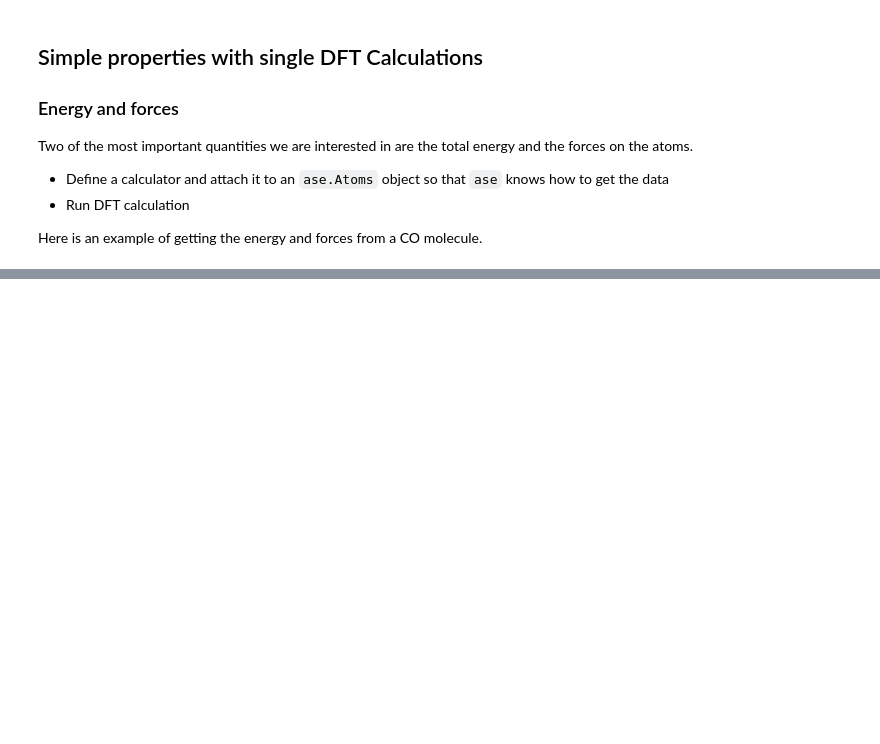
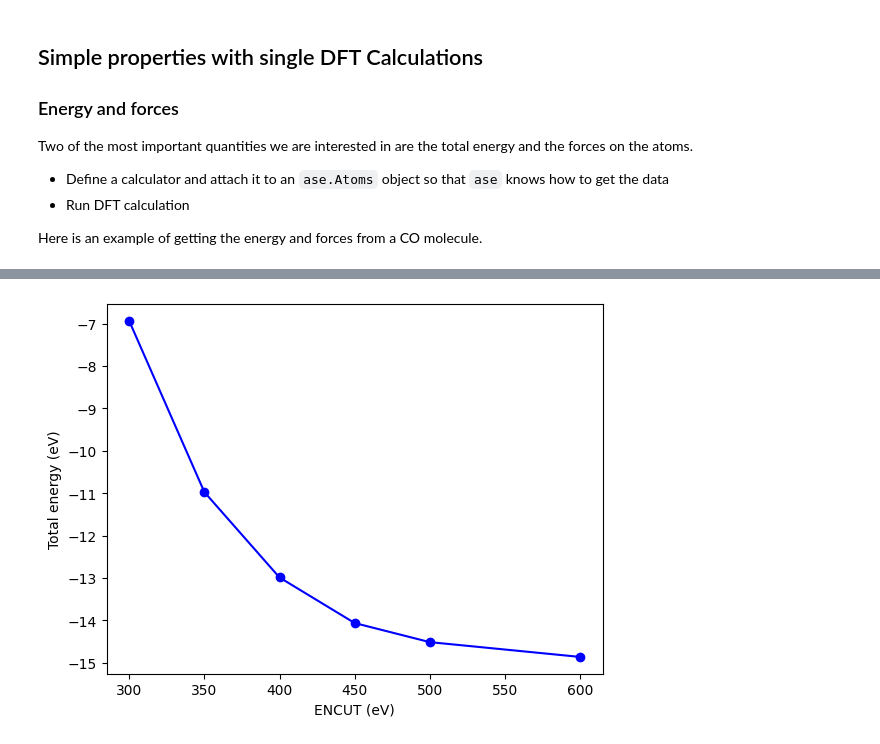
Before and after one commit to thangckt/note_dft, a Jupyter notebook: ASE_kitchin_book/3_3_DFT_single_run.ipynb, the cells around one changed output, grey strips where cells are left out. Saved outputs shown, nothing was run; the diff lists cells and outputs as text; code cells hidden in the pictures; blank space fills up the shorter version.

```diff
--- a/ASE_kitchin_book/3_3_DFT_single_run.ipynb
+++ b/ASE_kitchin_book/3_3_DFT_single_run.ipynb
@@ -38,16 +40,21 @@ from gpaw import GPAW, PW, FermiDirac
 # Define molecule
 co = Atoms([Atom('C', [0, 0, 0]),
             Atom('O', [1.2, 0, 0])],
-           cell=(6., 6., 6.))
+           cell=(6., 6., 6.), )
 
 # gpaw calculator:
 calc = GPAW(mode=PW(350),       # planewave cutoff  350
             xc='PBE',             # the exchange-correlation functional
             nbands=6,             # number of bands
             occupations={'name': 'methfessel-paxton', 'width': 0.01, 'order': 0},    # Methfessel-Paxton smearing
-            txt='H.out'    )
+            txt='molecules/simple_co.out'    # output file
+            )
 co.calc = calc
+
 
 print('energy = {0} eV'.format(co.get_potential_energy()))
 print(co.get_forces())
+
+## write restart file
+co.calc.write('molecules/simple_co.gpw')
 # %% [output]
@@ -73,0 +114,13 @@ ModuleNotFoundError: No module named 'vasp'
+# %%
+# Define molecule
+atoms = Atoms([Atom('C', [0, 0, 0]),
+            Atom('O', [1.2, 0, 0])],
+           cell=(6., 6., 6.))
+atoms.center()
+
+ENCUTS = [300, 350, 400, 450, 500, 600]
+energies = []
+for en in ENCUTS:
+    calc = GPAW(mode=PW(ecut=en), xc='PBE')
+    atoms.calc = calc
+    energies.append(atoms.get_potential_energy())
@@ -73,0 +145,8 @@ ModuleNotFoundError: No module named 'vasp'
+# %%
+import matplotlib.pyplot as plt
+plt.plot(ENCUTS, energies, 'bo-')
+plt.xlabel('ENCUT (eV)')
+plt.ylabel('Total energy (eV)')
+plt.show()
+# %% [output]
+[figure, added]
```
Also changed, not shown: parts of 13 cells of this notebook, 4 other files.
